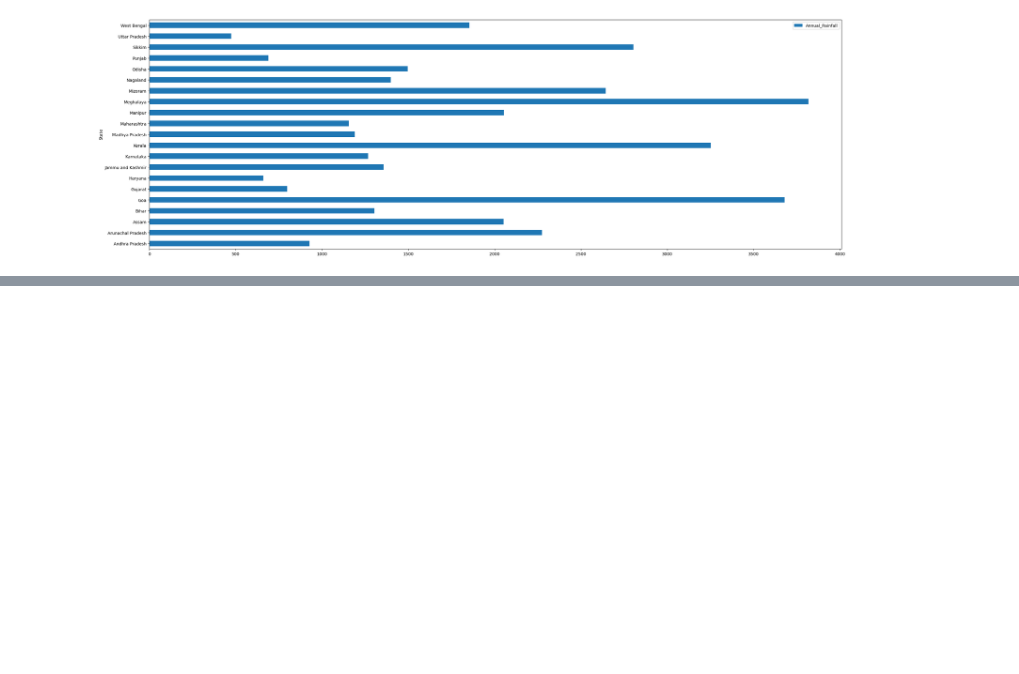
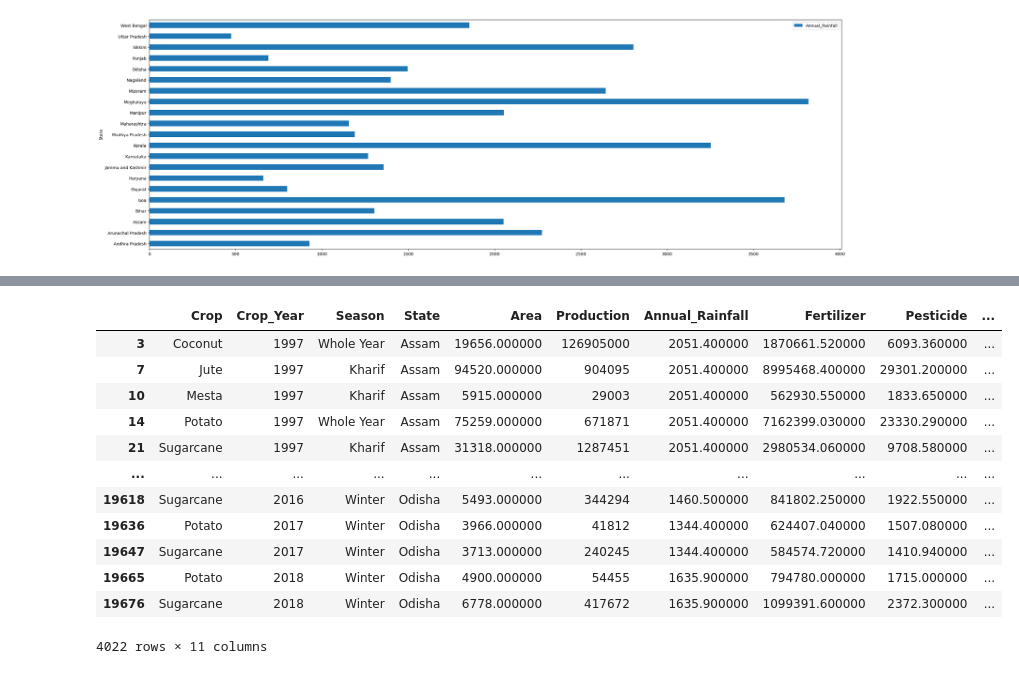
Before and after one commit to masouto94/FLACSOCienciaDeDatos, a Jupyter notebook: trabajoFinal/cropYield.ipynb, the cells around one changed output, grey strips where cells are left out. Saved outputs shown, nothing was run; the diff lists cells and outputs as text; code cells hidden in the pictures; blank space fills up the shorter version.

Commit message:
analisis por columna

```diff
--- a/trabajoFinal/cropYield.ipynb
+++ b/trabajoFinal/cropYield.ipynb
@@ -3,6 +3,7 @@ from stats_helpers import *
 import pandas as pd
 import matplotlib.pyplot as plt
 plt.rcParams["figure.figsize"] = (30,10)
+pd.set_option("display.float_format", "{:.6f}".format)
 # %% [markdown]
 # Dataset elegido
 # %% [markdown]
@@ -189,0 +298,16 @@ anno1997.plot.barh(x="State", y="Annual_Rainfall")
+# %%
+crops[crops["Yield"]>3]
+# %% [output]
+|  | Crop | Crop_Year | Season | State | Area | Production | Annual_Rainfall | Fertilizer | Pesticide | ... |
+| 3 | Coconut | 1997 | Whole Year | Assam | 19656.000000 | 126905000 | 2051.400000 | 1870661.520000 | 6093.360000 | ... |
+| 7 | Jute | 1997 | Kharif | Assam | 94520.000000 | 904095 | 2051.400000 | 8995468.400000 | 29301.200000 | ... |
+| 10 | Mesta | 1997 | Kharif | Assam | 5915.000000 | 29003 | 2051.400000 | 562930.550000 | 1833.650000 | ... |
+| 14 | Potato | 1997 | Whole Year | Assam | 75259.000000 | 671871 | 2051.400000 | 7162399.030000 | 23330.290000 | ... |
+| 21 | Sugarcane | 1997 | Kharif | Assam | 31318.000000 | 1287451 | 2051.400000 | 2980534.060000 | 9708.580000 | ... |
+| ... | ... | ... | ... | ... | ... | ... | ... | ... | ... | ... |
+| 19618 | Sugarcane | 2016 | Winter | Odisha | 5493.000000 | 344294 | 1460.500000 | 841802.250000 | 1922.550000 | ... |
+| 19636 | Potato | 2017 | Winter | Odisha | 3966.000000 | 41812 | 1344.400000 | 624407.040000 | 1507.080000 | ... |
+| 19647 | Sugarcane | 2017 | Winter | Odisha | 3713.000000 | 240245 | 1344.400000 | 584574.720000 | 1410.940000 | ... |
+| 19665 | Potato | 2018 | Winter | Odisha | 4900.000000 | 54455 | 1635.900000 | 794780.000000 | 1715.000000 | ... |
+| 19676 | Sugarcane | 2018 | Winter | Odisha | 6778.000000 | 417672 | 1635.900000 | 1099391.600000 | 2372.300000 | ... |
+4022 rows × 11 columns
```
Also changed, not shown: parts of 21 cells of this notebook.
